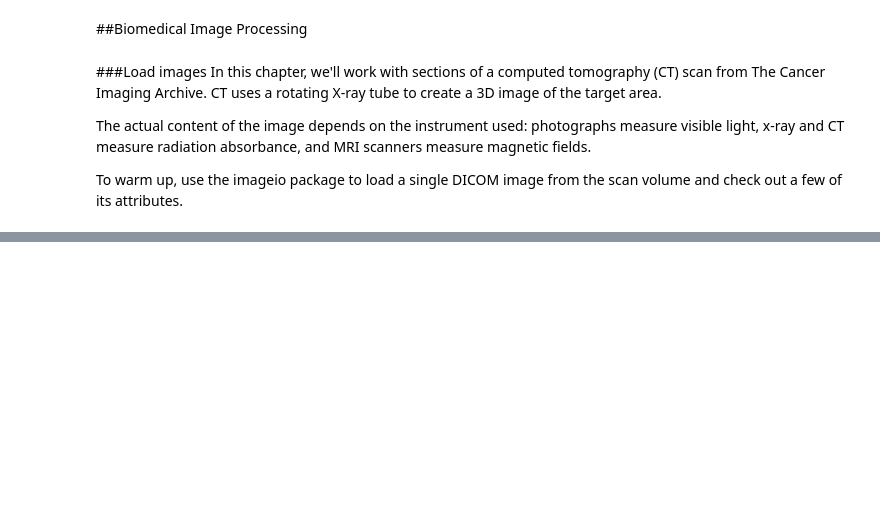
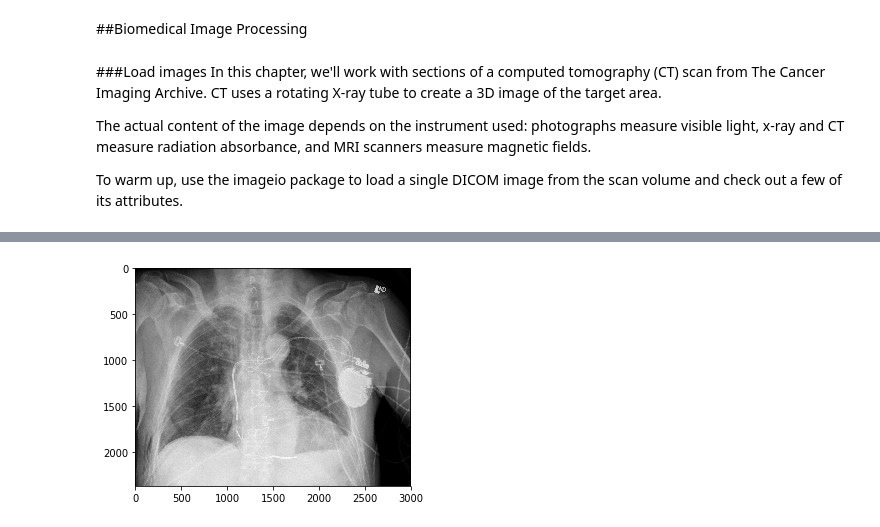
Before and after one commit to ecalasans/biomedical_images, a Jupyter notebook: cap01.ipynb, the cells around one changed output, grey strips where cells are left out. Drawn from its saved outputs; the diff is of its cells as text; code cells hidden in the pictures; blank space fills up the shorter version.

```diff
--- a/cap01.ipynb
+++ b/cap01.ipynb
@@ -15,7 +17,7 @@ The actual content of the image depends on the instrument used: photographs meas
 
 To warm up, use the imageio package to load a single DICOM image from the scan volume and check out a few of its attributes.
 # %%
-im = imageio.imread("")
+im = imageio.imread("images/chest.dcm")
 
 # Print image attributes
 print('Image type:', type(im))
@@ -24,0 +57,8 @@ ValueError: Could not find a format to read the specified file in mode 'i'
+# %%
+# Draw the image in grayscale
+plt.imshow(im, cmap='gray')
+
+# Render the image
+plt.show()
+# %% [output]
+[figure, added]
```
Also changed, not shown: parts of 11 cells of this notebook, 1 other file.
